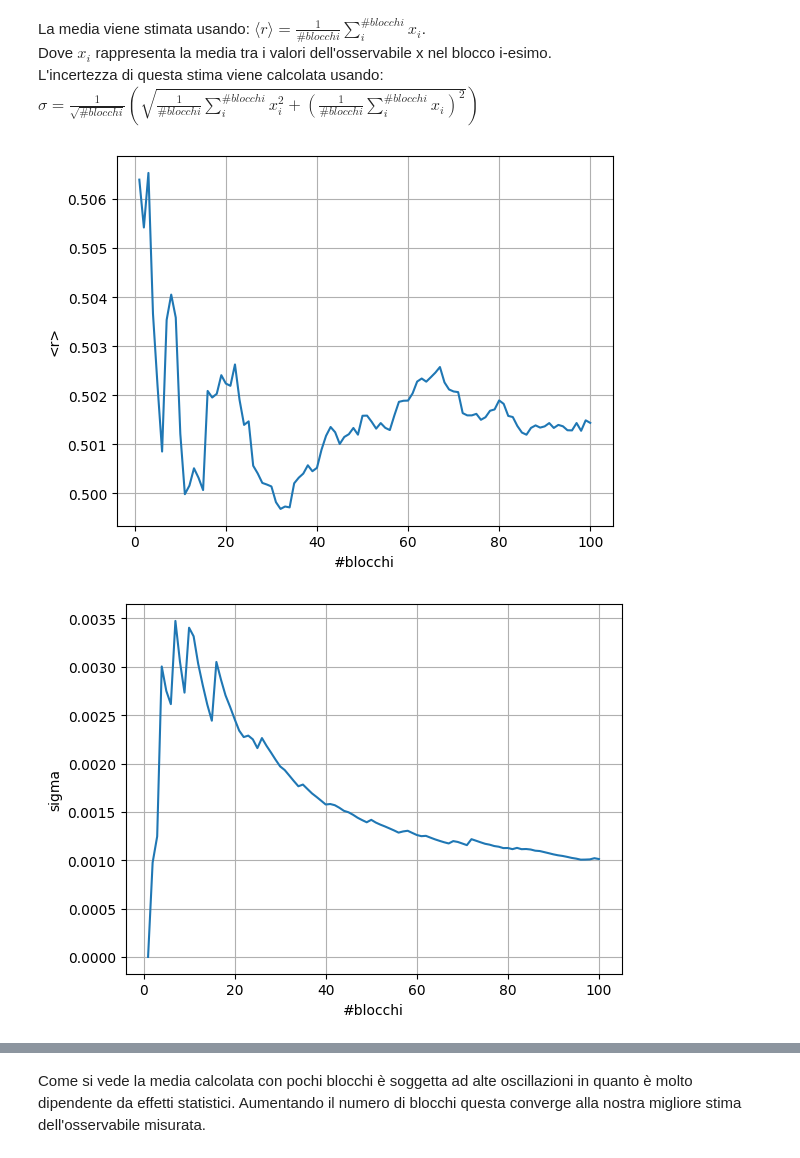
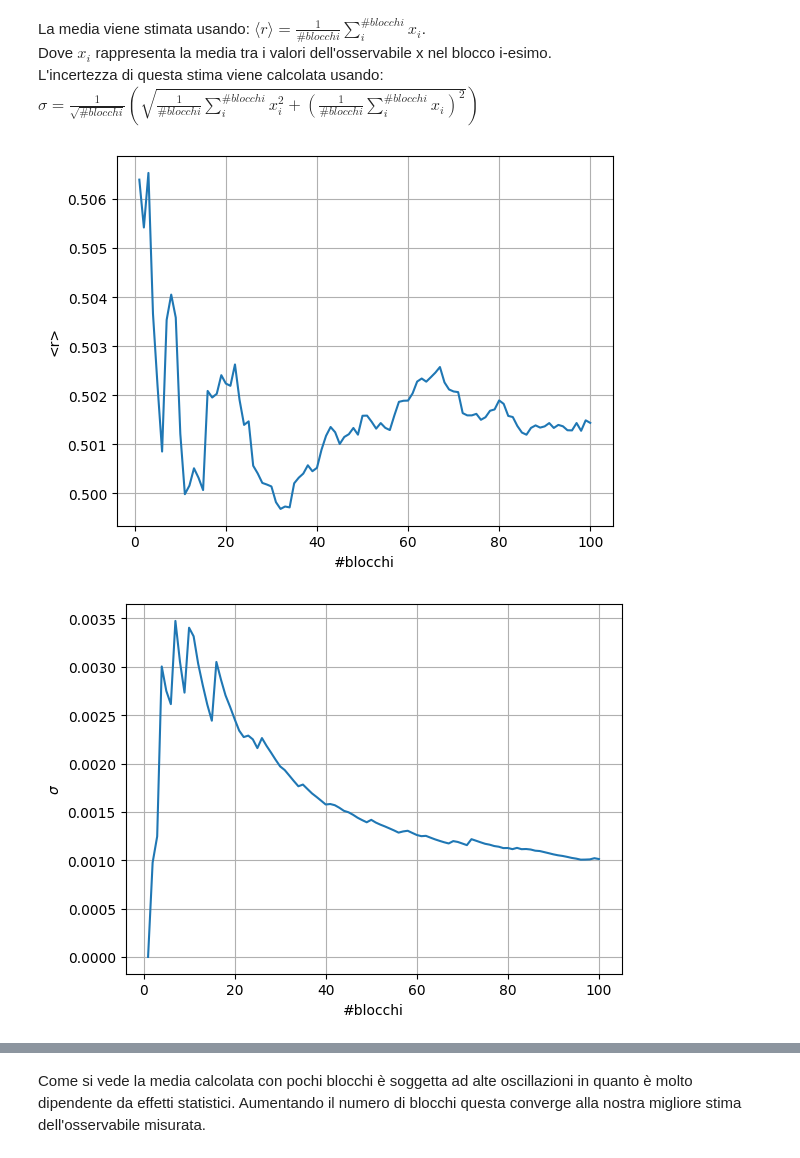
Before and after one commit to michelecrosi/Simulazione_numerica, a Jupyter notebook: es1/es1.1/es1.1.ipynb, the cells around one changed output, grey strips where cells are left out. Drawn from its saved outputs; the diff is of its cells as text; code cells hidden in the pictures.

```diff
--- a/es1/es1.1/es1.1.ipynb
+++ b/es1/es1.1/es1.1.ipynb
@@ -68,35 +68,35 @@ plt.grid(True)
 plt.show()
 plt.subplots()
 plt.plot(bl,solo_err)
 plt.xlabel('#blocchi')
-plt.ylabel('sigma')
+plt.ylabel('$\sigma$')
 plt.grid(True)
 plt.show()
 xx*=L # Number of throws = block * (Number of throws in each block)
 figure,ass=plt.subplots()
 plt.errorbar(xx,np.array(solo_av)-0.5,yerr=solo_err)
 plt.xlabel('#tiri')
 plt.ylabel('<r>-1/2')
 plt.grid(True)
 plt.show()
 
 
 
 
 # print(type(a[1]))
 
 # err=float(f.read())
 # av=double(g.read)
 # print(errs)
 # x*=L # Number of throws = block * (Number of throws in each block)
 # plt.errorbar(x,av_prog-0.5,yerr=err_prog)
 # plt.xlabel('#throws')
 # plt.ylabel('<r>-1/2')
 # plt.grid(True)
 # plt.show()
 # %% [output]
 [figure]
-[figure, old version]
+[figure, new version]
 [figure]
 # %% [markdown]
 Come si vede la media calcolata con pochi blocchi è soggetta ad alte oscillazioni in quanto è molto dipendente da effetti statistici.  Aumentando il numero di blocchi questa converge alla nostra migliore stima dell'osservabile misurata.
```
Also changed, not shown: parts of 1 cell of this notebook, 3 other files.
